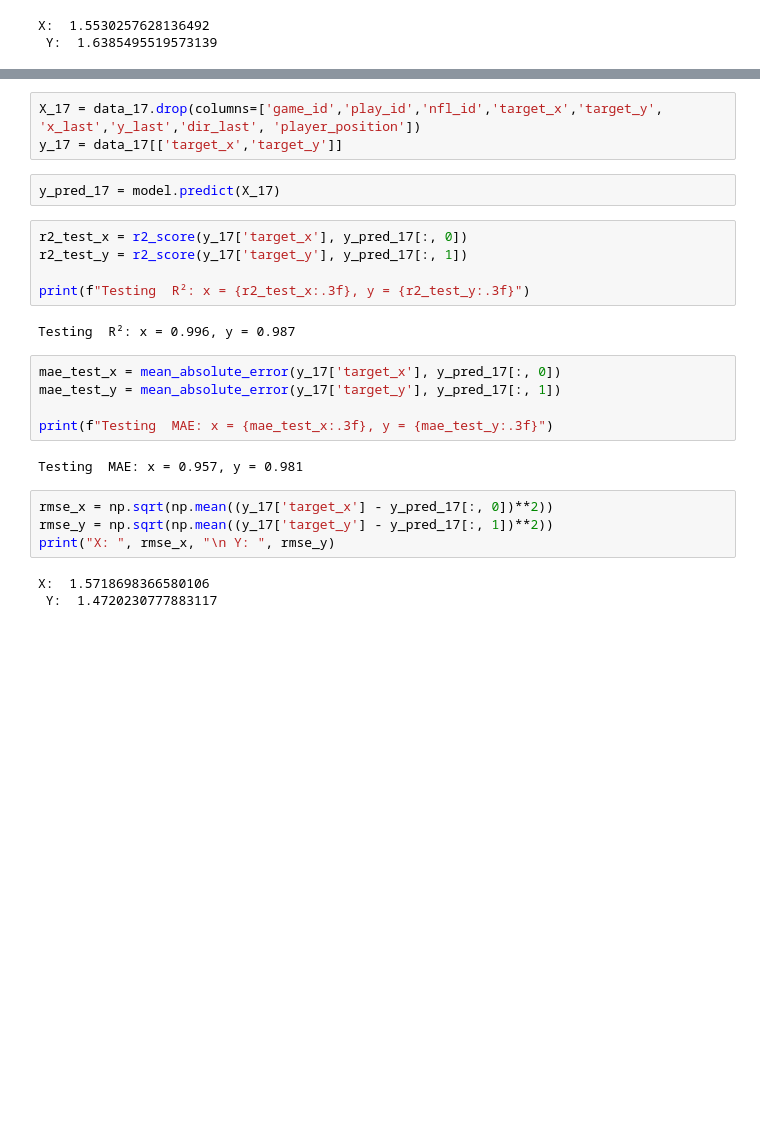
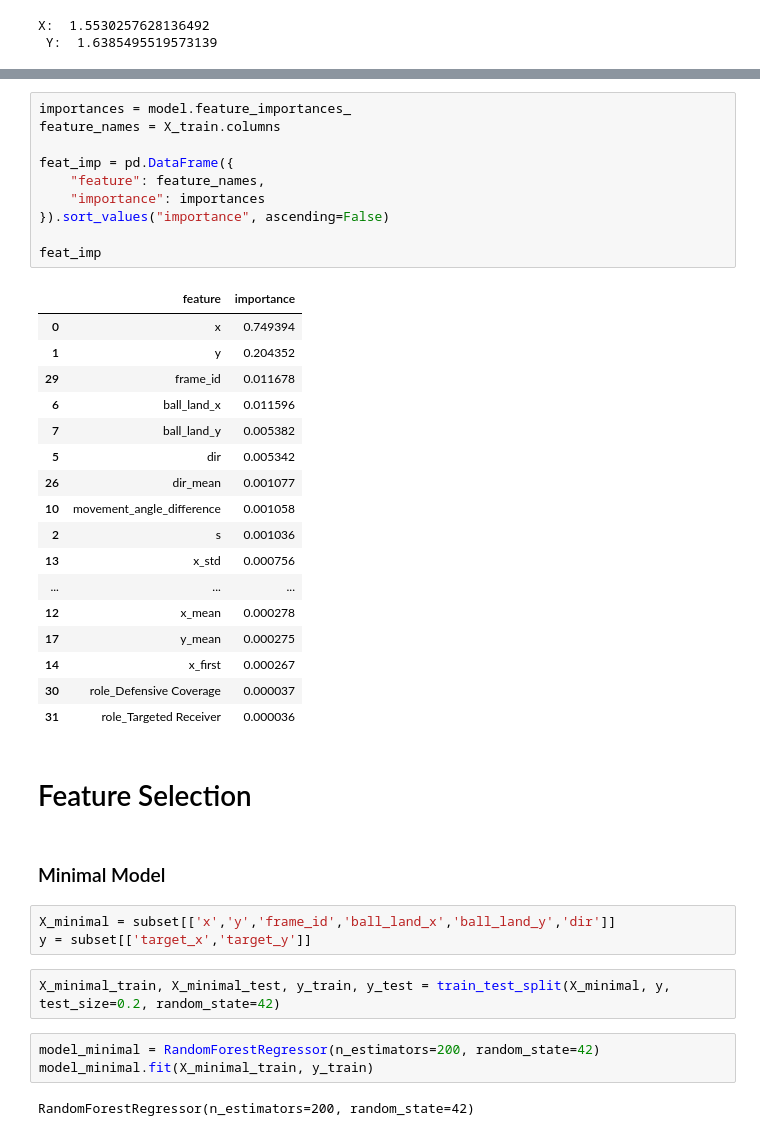
Before and after one commit to rohitbh7/nfl-big-data-bowl-2026-prediction, a Jupyter notebook: data_exploration_predictions.ipynb, the cells around one changed output, grey strips where cells are left out. Saved outputs shown, nothing was run; the diff lists cells and outputs as text; blank space fills up the shorter version.

Commit message:
Feature Selection

```diff
--- a/data_exploration_predictions.ipynb
+++ b/data_exploration_predictions.ipynb
@@ -298,26 +208,42 @@ data_17 = pd.get_dummies(data_17, columns=['player_role'], prefix='role')
-# %%
-X_17 = data_17.drop(columns=['game_id','play_id','nfl_id','target_x','target_y', 'x_last','y_last','dir_last', 'player_position'])
-y_17 = data_17[['target_x','target_y']]
-# %%
-y_pred_17 = model.predict(X_17)
-# %%
-r2_test_x = r2_score(y_17['target_x'], y_pred_17[:, 0])
-r2_test_y = r2_score(y_17['target_y'], y_pred_17[:, 1])
-
-print(f"Testing  R²: x = {r2_test_x:.3f}, y = {r2_test_y:.3f}")
-# %% [output]
-Testing  R²: x = 0.996, y = 0.987
-# %%
-mae_test_x = mean_absolute_error(y_17['target_x'], y_pred_17[:, 0])
-mae_test_y = mean_absolute_error(y_17['target_y'], y_pred_17[:, 1])
-
-print(f"Testing  MAE: x = {mae_test_x:.3f}, y = {mae_test_y:.3f}")
-# %% [output]
-Testing  MAE: x = 0.957, y = 0.981
-# %%
-rmse_x = np.sqrt(np.mean((y_17['target_x'] - y_pred_17[:, 0])**2))
-rmse_y = np.sqrt(np.mean((y_17['target_y'] - y_pred_17[:, 1])**2))
-print("X: ", rmse_x, "\n Y: ", rmse_y)
-# %% [output]
-X:  1.5718698366580106
- Y:  1.4720230777883117
+# %%
+importances = model.feature_importances_
+feature_names = X_train.columns
+
+feat_imp = pd.DataFrame({
+    "feature": feature_names,
+    "importance": importances
+}).sort_values("importance", ascending=False)
+
+feat_imp
+# %% [output]
+|  | feature | importance |
+| 0 | x | 0.749394 |
+| 1 | y | 0.204352 |
+| 29 | frame_id | 0.011678 |
+| 6 | ball_land_x | 0.011596 |
+| 7 | ball_land_y | 0.005382 |
+| 5 | dir | 0.005342 |
+| 26 | dir_mean | 0.001077 |
+| 10 | movement_angle_difference | 0.001058 |
+| 2 | s | 0.001036 |
+| 13 | x_std | 0.000756 |
+| ... | ... | ... |
+| 12 | x_mean | 0.000278 |
+| 17 | y_mean | 0.000275 |
+| 14 | x_first | 0.000267 |
+| 30 | role_Defensive Coverage | 0.000037 |
+| 31 | role_Targeted Receiver | 0.000036 |
+# %% [markdown]
+#  Feature Selection
+# %% [markdown]
+### Minimal Model
+# %%
+X_minimal = subset[['x','y','frame_id','ball_land_x','ball_land_y','dir']]
+y = subset[['target_x','target_y']]
+# %%
+X_minimal_train, X_minimal_test, y_train, y_test = train_test_split(X_minimal, y, test_size=0.2, random_state=42)
+# %%
+model_minimal = RandomForestRegressor(n_estimators=200, random_state=42)
+model_minimal.fit(X_minimal_train, y_train)
+# %% [output]
+RandomForestRegressor(n_estimators=200, random_state=42)
```
Also changed, not shown: parts of 45 cells of this notebook.
